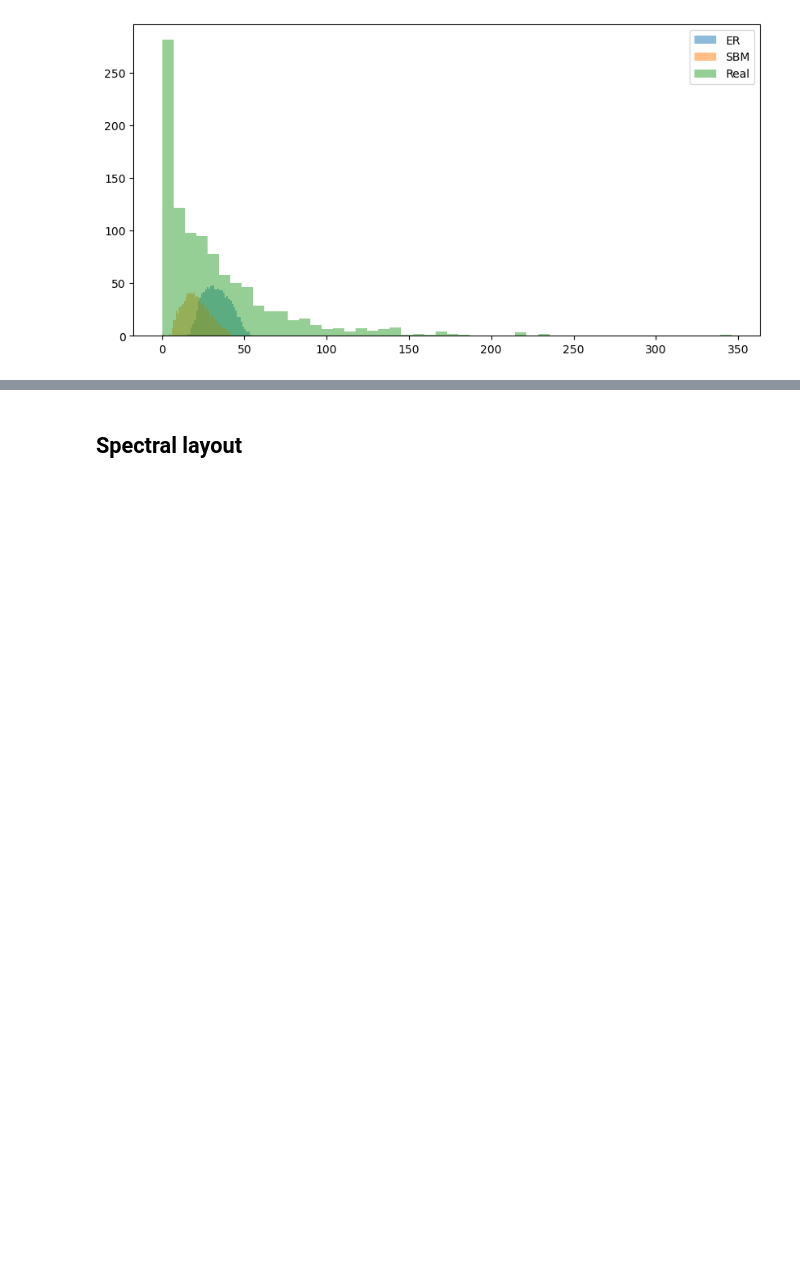
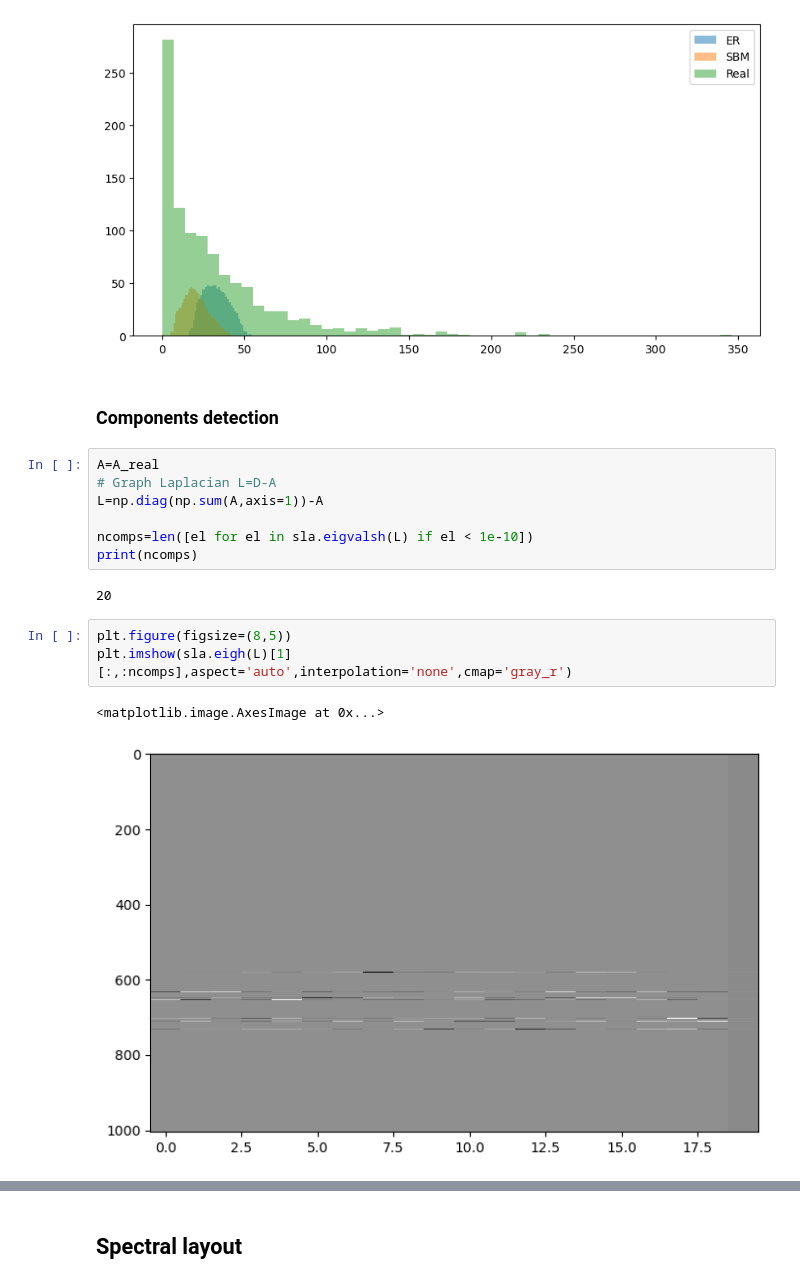
Before and after one commit to FraDurazzi/CNLab, a Jupyter notebook: 03_spectral_properties_laplacian.ipynb, the cells around one changed output, grey strips where cells are left out. Saved outputs shown, nothing was run; the diff lists cells and outputs as text; blank space fills up the shorter version.

```diff
--- a/03_spectral_properties_laplacian.ipynb
+++ b/03_spectral_properties_laplacian.ipynb
@@ -158,4 +165,21 @@ plt.legend()
 # %% [output]
 <matplotlib.legend.Legend at 0x...>
 [figure]
+# %% [markdown]
+### Components detection
+# %%
+A=A_real
+# Graph Laplacian L=D-A
+L=np.diag(np.sum(A,axis=1))-A
+
+ncomps=len([el for el in sla.eigvalsh(L) if el < 1e-10])
+print(ncomps)
+# %% [output]
+20
+# %%
+plt.figure(figsize=(8,5))
+plt.imshow(sla.eigh(L)[1][:,:ncomps],aspect='auto',interpolation='none',cmap='gray_r')
+# %% [output]
+<matplotlib.image.AxesImage at 0x...>
+[figure, added]
 # %%
```
Also changed, not shown: parts of 15 cells of this notebook, 1 other file.
